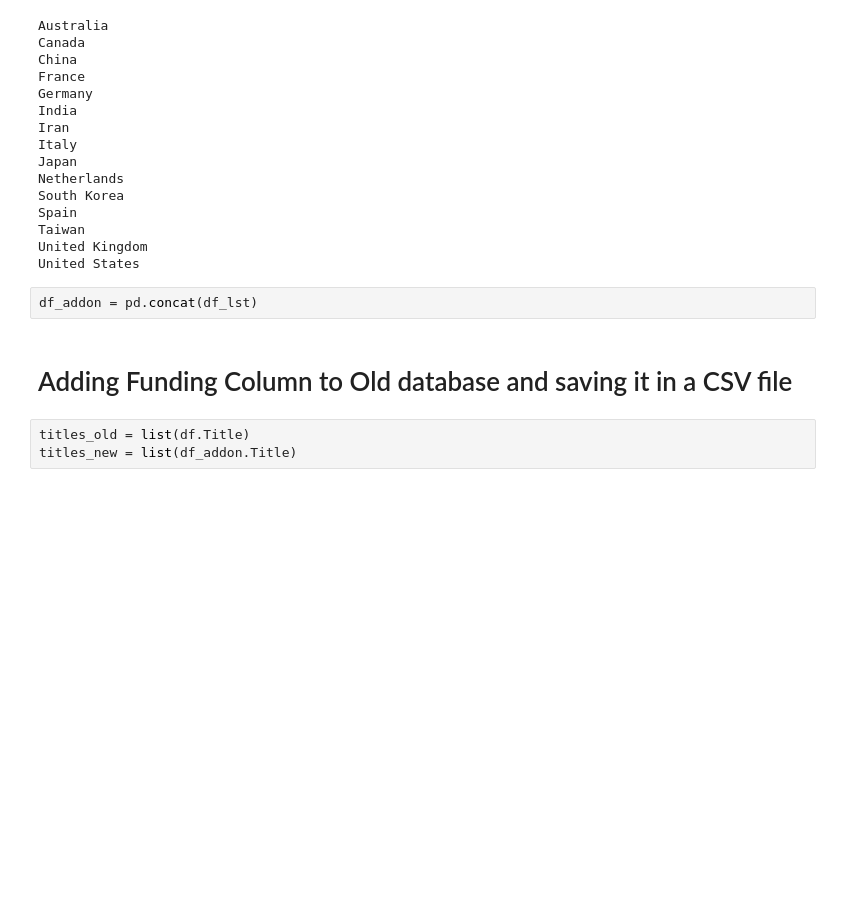
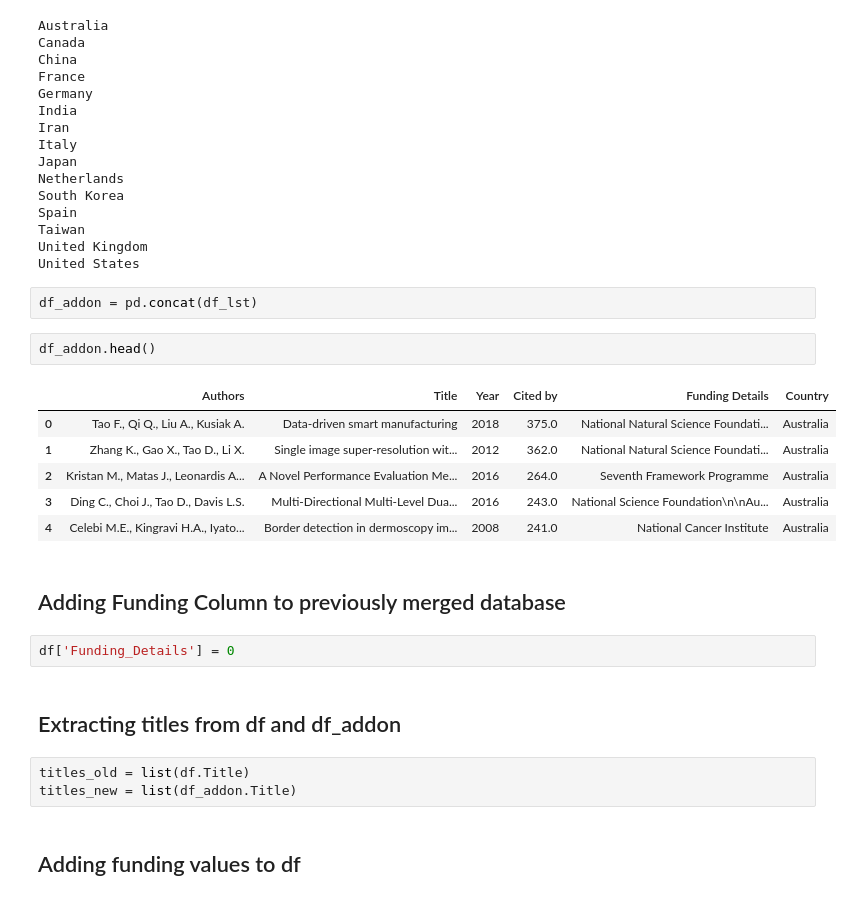
Before and after one commit to deshabhakt/Sem-II, a Jupyter notebook: BigDataAnalytics/Mini-Project/Programs_new_final/Step-1.ipynb, the cells around one changed output. Cells and saved outputs as stored; diff of their text form; blank space fills up the shorter version.

Commit message:
BigData

```diff
--- a/BigDataAnalytics/Mini-Project/Programs_new_final/Step-1.ipynb
+++ b/BigDataAnalytics/Mini-Project/Programs_new_final/Step-1.ipynb
@@ -124,9 +145,24 @@ United Kingdom
 United States
 # %%
 df_addon = pd.concat(df_lst)
+# %%
+df_addon.head()
+# %% [output]
+|  | Authors | Title | Year | Cited by | Funding Details | Country |
+| 0 | Tao F., Qi Q., Liu A., Kusiak A. | Data-driven smart manufacturing | 2018 | 375.0 | National Natural Science Foundati... | Australia |
+| 1 | Zhang K., Gao X., Tao D., Li X. | Single image super-resolution wit... | 2012 | 362.0 | National Natural Science Foundati... | Australia |
+| 2 | Kristan M., Matas J., Leonardis A... | A Novel Performance Evaluation Me... | 2016 | 264.0 | Seventh Framework Programme | Australia |
+| 3 | Ding C., Choi J., Tao D., Davis L.S. | Multi-Directional Multi-Level Dua... | 2016 | 243.0 | National Science Foundation\n\nAu... | Australia |
+| 4 | Celebi M.E., Kingravi H.A., Iyato... | Border detection in dermoscopy im... | 2008 | 241.0 | National Cancer Institute | Australia |
 # %% [markdown]
-# Adding Funding Column to Old database and saving it in a CSV file
+## Adding Funding Column to previously merged database
+# %%
+df['Funding_Details'] = 0
+# %% [markdown]
+## Extracting titles from df and df_addon
 # %%
 titles_old = list(df.Title)
 titles_new = list(df_addon.Title)
+# %% [markdown]
+## Adding funding values to df
 # %%
```
Also changed, not shown: parts of 23 cells of this notebook, 14 other files.
